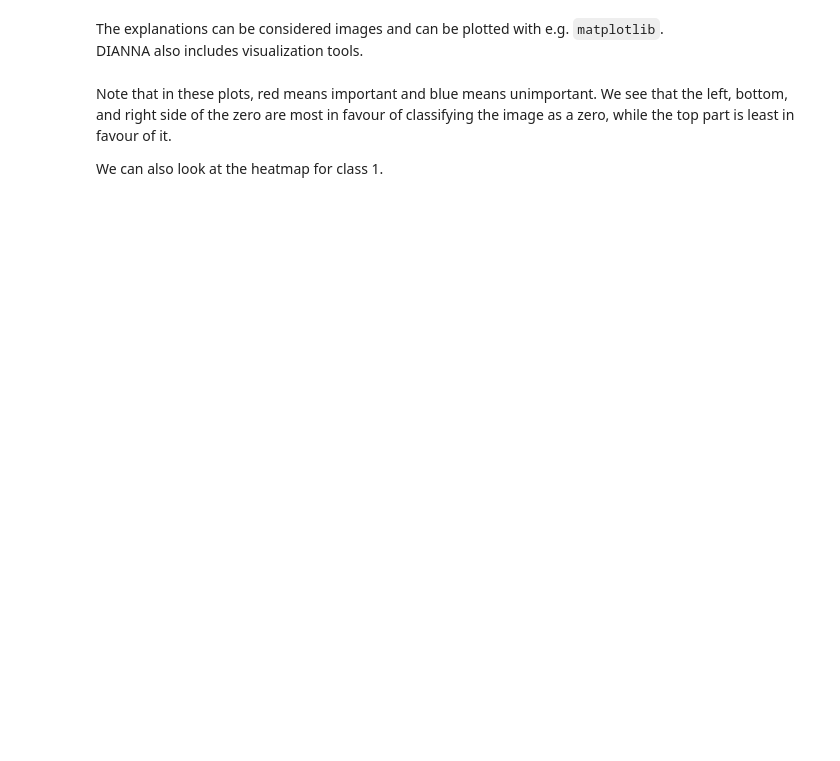
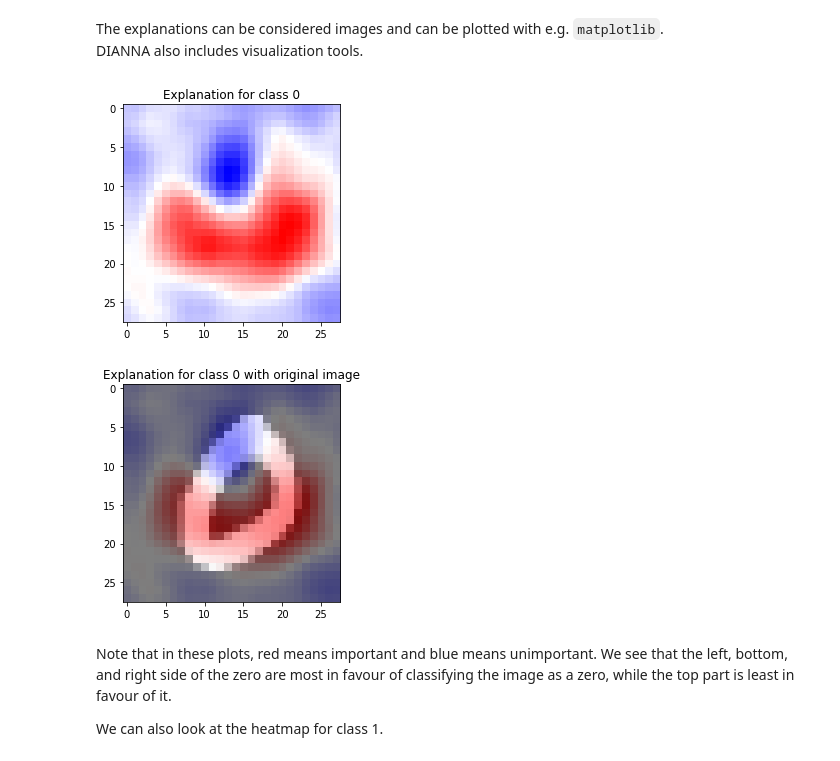
Before and after one commit to loostrum/dianna_demo, a Jupyter notebook: dianna-demo-mnist.ipynb, the cells around one changed output. Drawn from its saved outputs; the diff is of its cells as text; code cells hidden in the pictures; blank space fills up the shorter version.

Commit message:
Make mnist demo compatible with latest DIANNA, avoid moving the channels axis around

```diff
--- a/dianna-demo-mnist.ipynb
+++ b/dianna-demo-mnist.ipynb
@@ -88,12 +94,16 @@ Select one image to use DIANNA on
 # %%
-image = X_examples[:1]
+image = X_examples[0]
+axis_labels = {0: 'channels'}  # the first axis is the channel axis
+labels = [0, 1]  # we want an explanation for both class 0 and class 1
 # %% [markdown]
 The simplest way to use DIANNA is with `dianna.explain_image` or `dianna.explain_text`.
 Here we use the RISE method, which explains the input image by masking random parts of it and
 then checking how the output of the model changes.
 # %%
 explanation = dianna.explain_image(runner, image, method='RISE',
-                                   n_masks=5000, p_keep=.1)
+                                   n_masks=5000, p_keep=.1,
+                                   axis_labels=axis_labels,
+                                   labels=labels)
 # %% [markdown]
 For each class (two in this case), an explanation with a shape equal to the input image is generated.
 # %%
@@ -106,9 +118,12 @@ from dianna.visualization import plot_image
 # %%
 # Explanation for class 0
 plot_image(explanation[0], heatmap_cmap='bwr', show_plot=False)
 plt.title('Explanation for class 0')
-plot_image(explanation[0], original_data=image[0, ..., 0], heatmap_cmap='bwr', data_cmap='gray', show_plot=False)
+plot_image(explanation[0], original_data=image[0], heatmap_cmap='bwr', data_cmap='gray', show_plot=False)
 plt.title('Explanation for class 0 with original image');
+# %% [output]
+[figure, added]
+[figure, added]
 # %% [markdown]
 Note that in these plots, red means important and blue means unimportant. We see that the left, bottom, and right side of the zero are most in favour of classifying the image as a zero, while the top part is least in favour of it.
 
```
Also changed, not shown: parts of 9 cells of this notebook.
